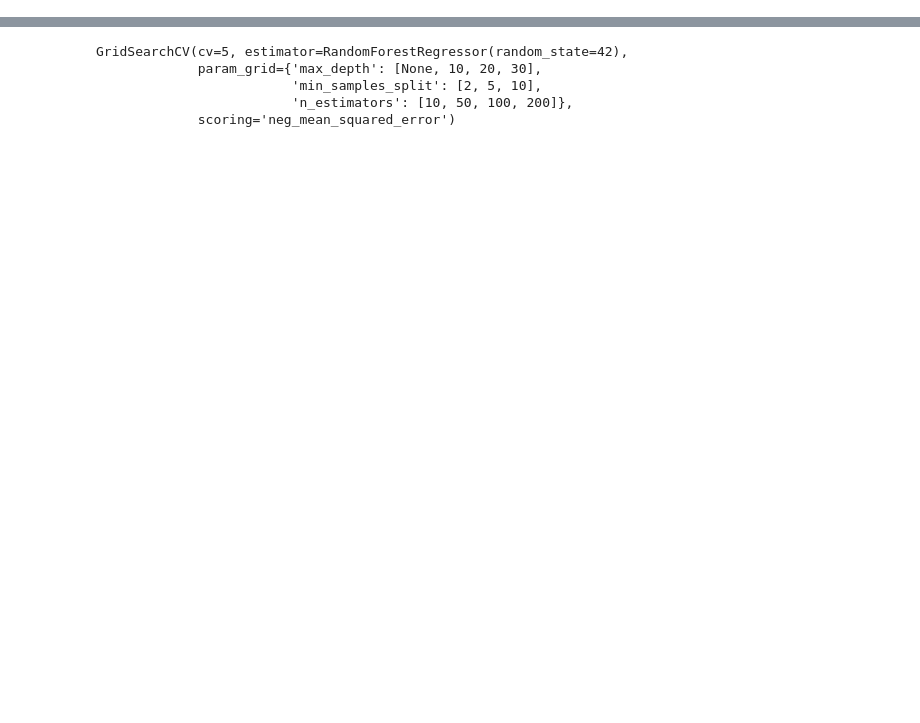
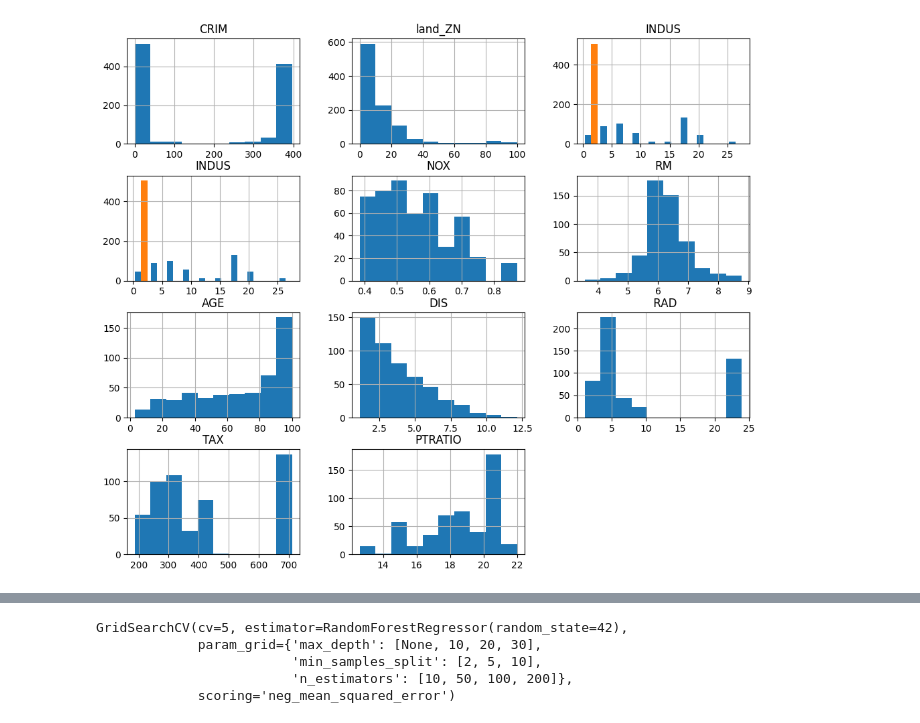
Before and after one commit to kipkosgeii/Predicting-House-Prices, a Jupyter notebook: main.ipynb, the cells around one changed output, grey strips where cells are left out. Saved outputs shown, nothing was run; the diff lists cells and outputs as text; code cells hidden in the pictures; blank space fills up the shorter version.

```diff
--- a/main.ipynb
+++ b/main.ipynb
@@ -25,0 +30,3 @@ y = target
+# %%
+raw_data.rename(columns = {0:'CRIM', 1:'land_ZN',2:'INDUS',3:'INDUS',\
+                                       4:'NOX',5:'RM',6:'AGE',7:'DIS',8:' RAD',9:'TAX',10:'PTRATIO'}, inplace = True)
@@ -25,0 +80,2 @@ y = target
+# %%
+raw_data.dropna(inplace=True)
@@ -25,0 +97,5 @@ y = target
+# %%
+raw_data.hist(figsize=(12, 10))
+plt.show()
+# %% [output]
+[figure, added]
```
Also changed, not shown: parts of 11 cells of this notebook.
